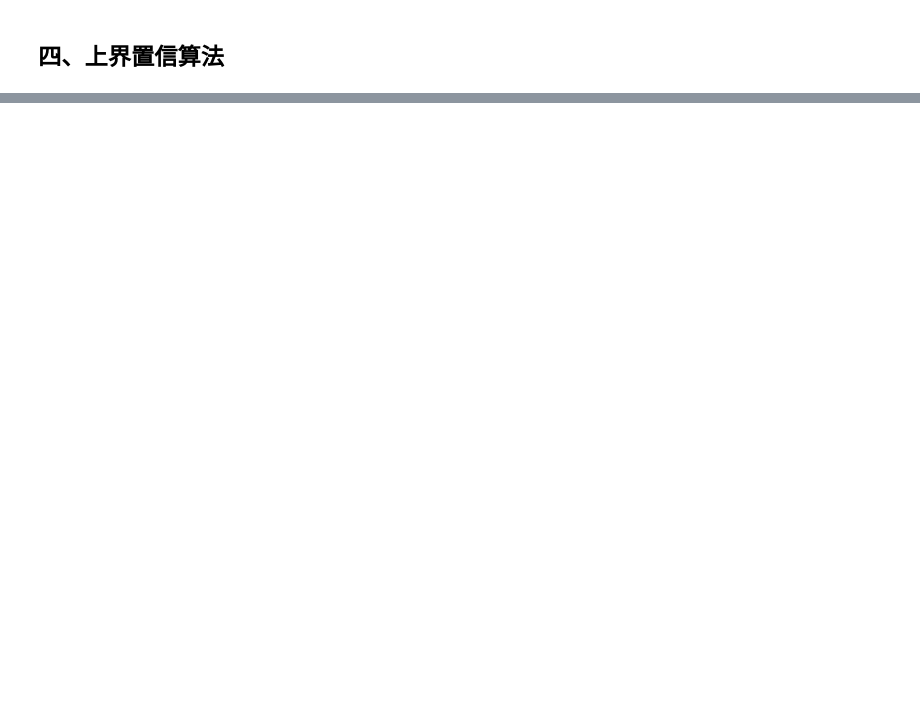
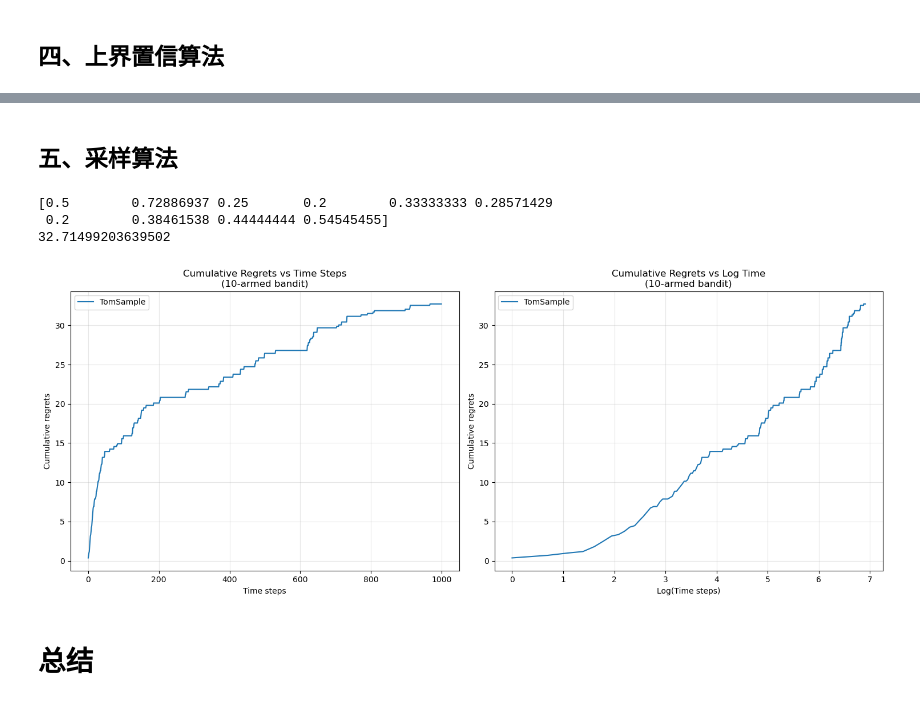
Before and after one commit to cancanword-newnew/daily_learning_notes, a Jupyter notebook: reinforce_learning/Multi-armed_bindit.ipynb, the cells around one changed output, grey strips where cells are left out. Saved outputs shown, nothing was run; the diff lists cells and outputs as text; code cells hidden in the pictures; blank space fills up the shorter version.

```diff
--- a/reinforce_learning/Multi-armed_bindit.ipynb
+++ b/reinforce_learning/Multi-armed_bindit.ipynb
@@ -82,0 +193,30 @@ print(solver.regret)
+# %% [markdown]
+## 五、采样算法
+# %%
+class Sampling(Solver):
+    def __init__(self,bandit):
+        super().__init__(bandit)
+        self._a=np.ones(self.bandit.k)# 1
+        self._b=np.ones(self.bandit.k)# 0
+
+    def run_one_step(self):
+        samples=np.random.beta(self._a,self._b)
+        a=np.argmax(samples)
+        reward=self.bandit.step(a)
+        self._a[a]+=reward
+        self._b[a]+=(1-reward)
+        return a
+
+np.random.seed(1)
+solver=Sampling(machine)
+solver.run(1000)
+print(solver._a/solver.counts)
+print(solver.regret)
+plot_results([solver],["TomSample"])
+# %% [output]
+[0.5        0.72886937 0.25       0.2        0.33333333 0.28571429
+ 0.2        0.38461538 0.44444444 0.54545455]
+32.71499203639502
+[figure, added]
+# %% [markdown]
+# 总结
```
Also changed, not shown: parts of 10 cells of this notebook, 4 other files.
